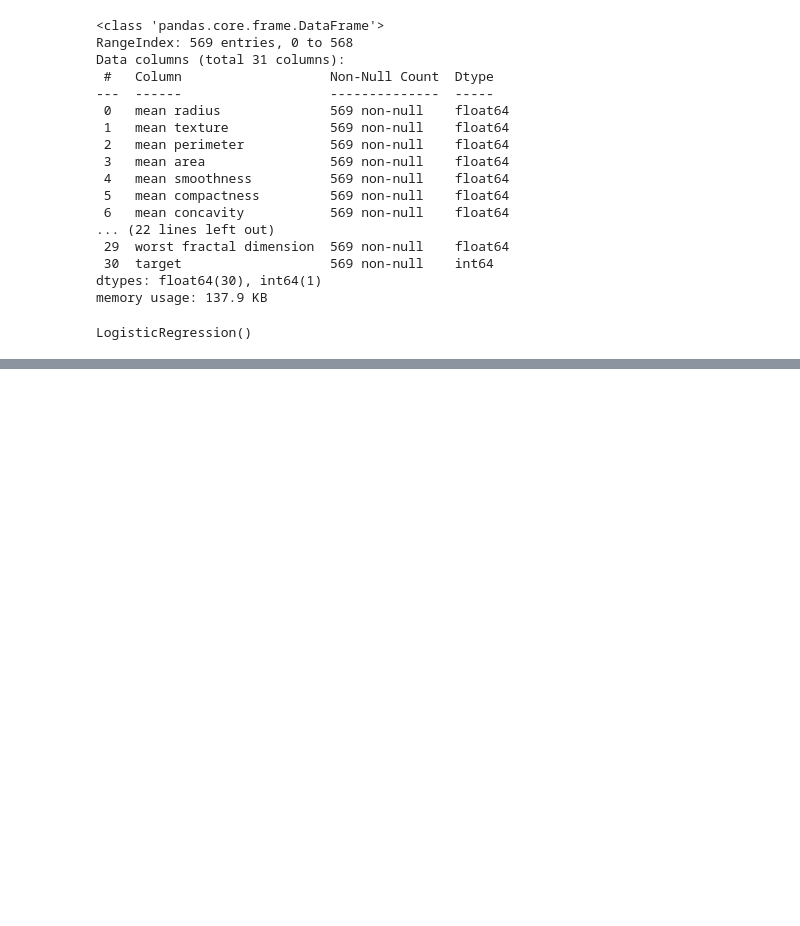
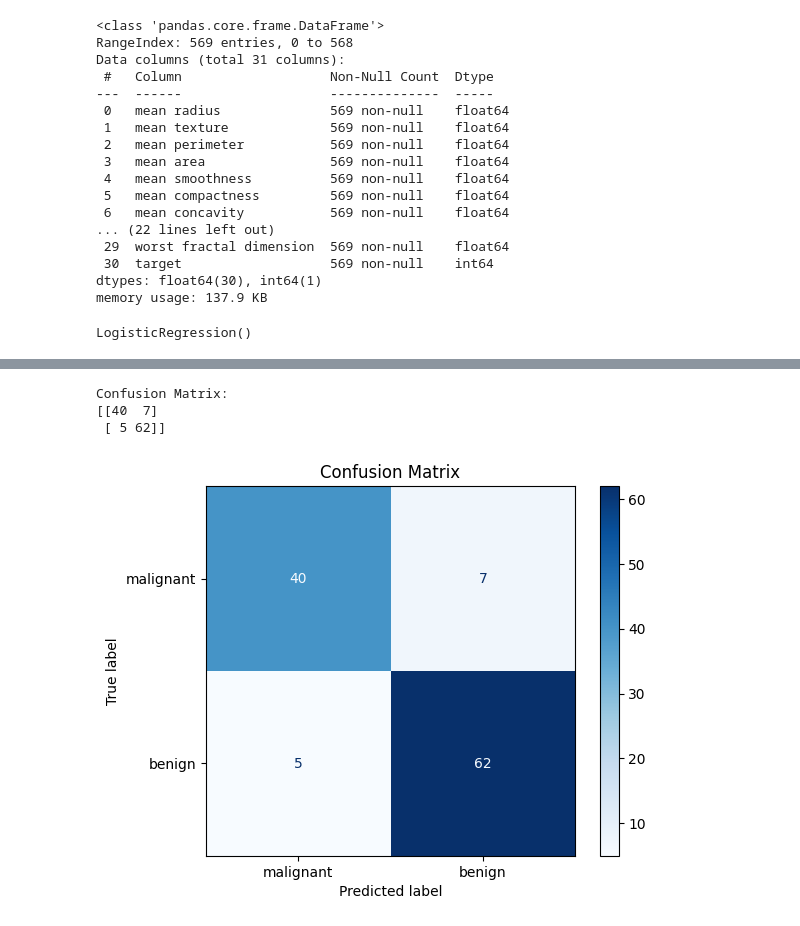
Before and after one commit to jcp-tech/Seneca_Class_Notes, a Jupyter notebook: Semester 1/AIG140 - Advanced Data Visualization/Assignment 3/Assignment03.ipynb, the cells around one changed output, grey strips where cells are left out. Saved outputs shown, nothing was run; the diff lists cells and outputs as text; code cells hidden in the pictures; blank space fills up the shorter version.

```diff
--- a/Semester 1/AIG140 - Advanced Data Visualization/Assignment 3/Assignment03.ipynb
+++ b/Semester 1/AIG140 - Advanced Data Visualization/Assignment 3/Assignment03.ipynb
@@ -202,0 +171,13 @@ array([[40,  7],
+# %%
+conf_matrix = confusion_matrix(y_test, y_pred)
+print("Confusion Matrix:")
+print(conf_matrix)
+disp = ConfusionMatrixDisplay(confusion_matrix=conf_matrix, display_labels=data.target_names)
+disp.plot(cmap='Blues')
+plt.title("Confusion Matrix")
+plt.show()
+# %% [output]
+Confusion Matrix:
+[[40  7]
+ [ 5 62]]
+[figure, added]
```
Also changed, not shown: parts of 14 cells of this notebook, 2 other files.
